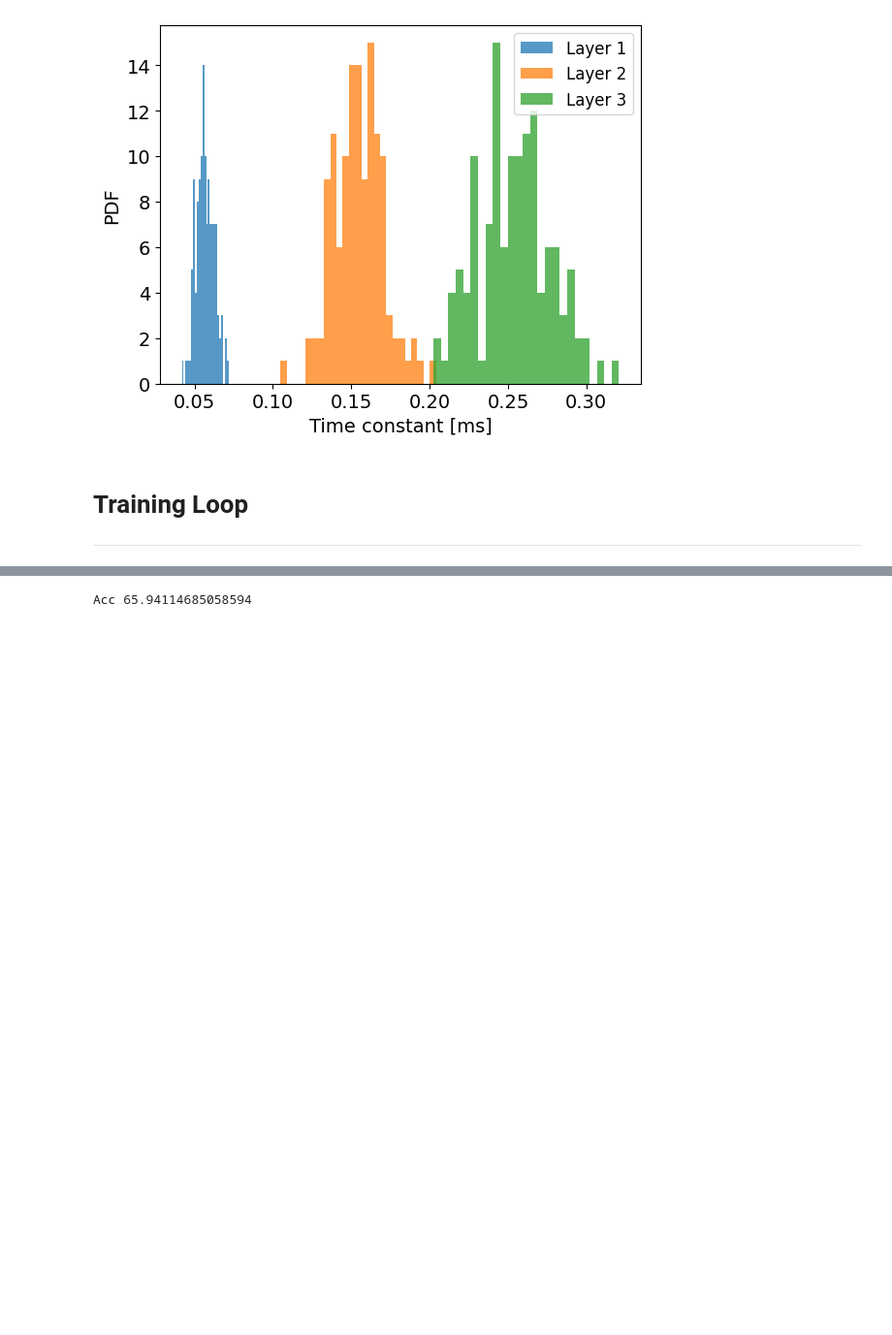
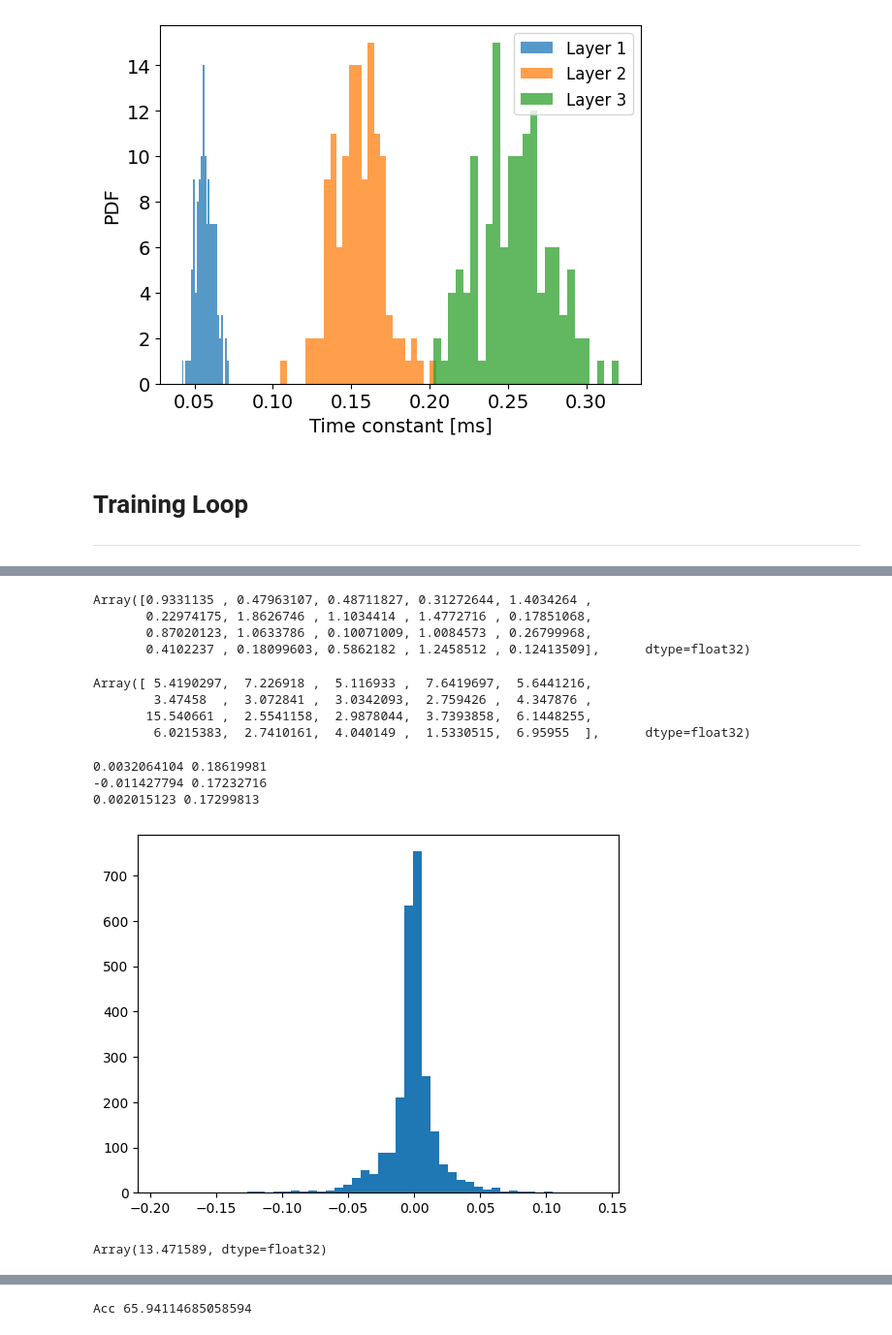
Before and after one commit to EIS-Hub/hSNN, a Jupyter notebook: snn_hierarchy_shd.ipynb, the cells around one changed output, grey strips where cells are left out. Shown: that part at 97% size. Cells and saved outputs as stored; diff of their text form; code cells hidden in the pictures; blank space fills up the shorter version.

```diff
--- a/snn_hierarchy_shd.ipynb
+++ b/snn_hierarchy_shd.ipynb
@@ -521,3 +816,58 @@ _ = plt.hist( grads[-1][0].flatten(), 50 )
+# %%
+### Computing the first pre-activation with Normalization
+def third_layer(net_params, x_test):
+    l = 2; layer_input_spike = x_test
+    w, alpha = net_params[l]; w_mask, tau, V_mem, out_spikes, v_thr, noise_sd = net_states[l]
+    if len(w) == 3: # it means that we'll do normalization
+        weight, scale, bias = w
+    else: weight = w
+    if len(weight) ==2: weight, _ = weight
+    # we evolve the state of the neuron according to the LIF formula, Euler approximation
+    I_in = jnp.matmul(layer_input_spike, weight)
+    # Normalization (if selected)
+    if len(w) == 3: # it means that we'll do normalization
+        b, t, n = I_in.shape
+        I_in = norm( I_in.reshape( b*t, n ), bias = bias, scale = scale )
+        I_in = I_in.reshape( b,t,n ) # normalized input current
+
+    # Forward pass of the Layer
+    args_in = [net_params[l], net_states[l]]
+    if l+1 == len( net_params ):
+        _, out_spikes_layer = vscan_layer_out( args_in, I_in )
+        out_spikes_layer = jnp.sum( jax.nn.softmax( out_spikes_layer, axis=-1 ), axis=1)
+    else:
+        _, out_spikes_layer = vscan_layer( args_in, I_in )
+
+    return jnp.mean( out_spikes_layer**2 ), out_spikes_layer
+
+value_3rd, grads = value_and_grad(third_layer, has_aux=True, argnums=(0))(net_params, value_2nd[1])
+grads[2][0][1]
+# %% [output]
+Array([0.9331135 , 0.47963107, 0.48711827, 0.31272644, 1.4034264 ,
+       0.22974175, 1.8626746 , 1.1034414 , 1.4772716 , 0.17851068,
+       0.87020123, 1.0633786 , 0.10071009, 1.0084573 , 0.26799968,
+       0.4102237 , 0.18099603, 0.5862182 , 1.2458512 , 0.12413509],      dtype=float32)
+# %%
+value_3rd[1][0]
+# %% [output]
+Array([ 5.4190297,  7.226918 ,  5.116933 ,  7.6419697,  5.6441216,
+        3.47458  ,  3.072841 ,  3.0342093,  2.759426 ,  4.347876 ,
+       15.540661 ,  2.5541158,  2.9878044,  3.7393858,  6.1448255,
+        6.0215383,  2.7410161,  4.040149 ,  1.5330515,  6.95955  ],      dtype=float32)
+# %%
+for i in range( args.n_layers ):
+    print( net_params[i][0][0].mean(), net_params[i][0][0].std() )
+
+_ = plt.hist( grads[2][0][0].flatten(), 50 )
+# %% [output]
+0.0032064104 0.18619981
+-0.011427794 0.17232716
+0.002015123 0.17299813
+[figure, added]
+# %%
+grads[1][0][2]
+# %% [output]
+Array(13.471589, dtype=float32)
 # %%
 Y_test
 # %% [output]
```
Also changed, not shown: parts of 29 cells of this notebook, 5 other files.
